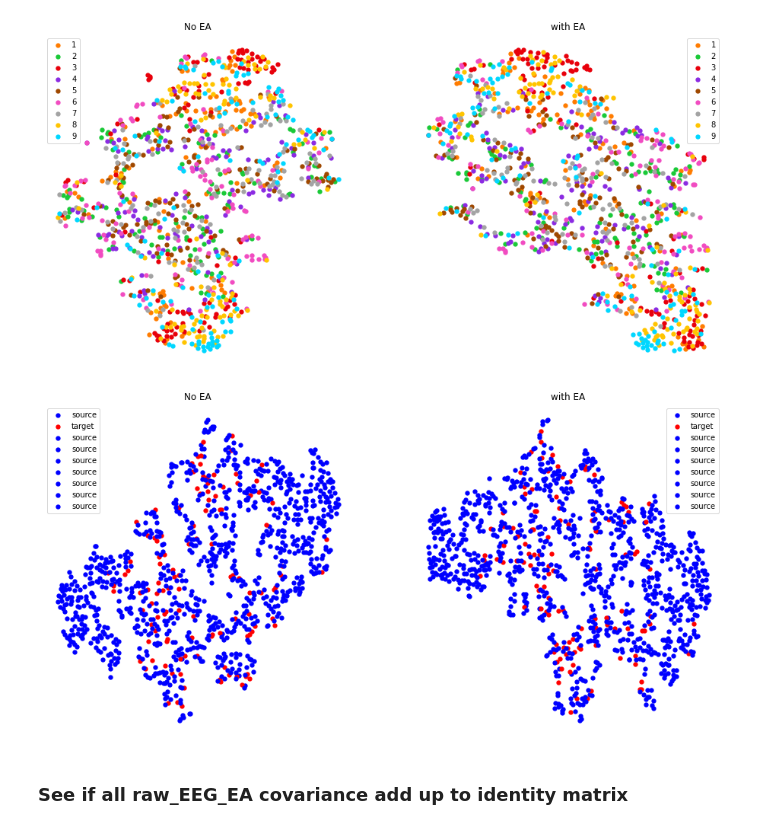
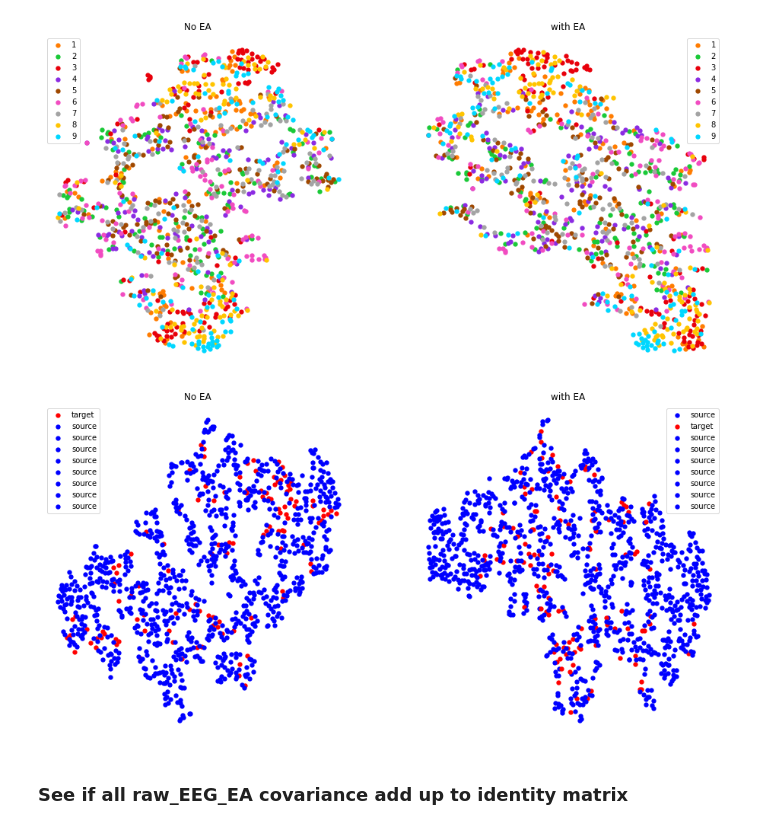
Before and after one commit to orvindemsy/EA-wLTL, a Jupyter notebook: EA+weighted_TL.ipynb, the cells around one changed output. Drawn from its saved outputs; the diff is of its cells as text; code cells hidden in the pictures.

Commit message:
inspect imported matlab data

```diff
--- a/EA+weighted_TL.ipynb
+++ b/EA+weighted_TL.ipynb
@@ -880,2 +892,2 @@ import numpy.linalg as la
 # %%
-dat = sio.loadmat('dat.mat')
+dat = sio.loadmat('csp_all_feat.mat')
@@ -921,0 +926,5 @@ dframe(eigvec)
+# %%
+for i in range(1, 10):
+    print('Processing {} and {}'.format(key, key_ea))
+    feat['sne'][i] = TSNE(n_iter=2000).fit_transform(feat['no_sne'][i])
+    featEA['sne'][i] = TSNE(n_iter=2000).fit_transform(featEA['no_sne'][i])
@@ -921,0 +989,4 @@ dframe(eigvec)
+# %%
+import seaborn as sns
+palette = np.array(sns.color_palette(n_colors=10))
+palette
@@ -921,0 +1004,18 @@ dframe(eigvec)
+# %%
+# Distribution of all subjects
+fig, (ax0, ax1) = plt.subplots(1, 2, figsize=(16, 8))
+
+for i in np.unique(list_subj):
+    ax0.set_title('No EA')
+    ax0.scatter(feat['sne'][i][:, 0], feat['sne'][i][:, 1], lw=0, s=40, color=palette[i], label=i)
+    ax0.legend()
+    ax0.axis('off')
+    ax0.axis('tight')
+
+    ax1.set_title('with EA')
+    ax1.scatter(featEA['sne'][i][:, 0], featEA['sne'][i][:, 1], lw=0, s=40, color=palette[i], label=i)
+    ax1.legend()
+    ax1.axis('off')
+    ax1.axis('tight')
+
+plt.show()
@@ -1049,34 +1151,34 @@ plt.show()
 # %%
 # Let's set the subject 1 as target
 fig, (ax0, ax1) = plt.subplots(1, 2, figsize=(16, 8))
 
 colorlist = {
     'tgt' : 'red',
     'src' : 'blue'
 }
 
 for i in np.unique(list_subj):
     ax0.set_title('No EA')
-    if i == 2:
+    if i == 1:
         ax0.scatter(X_sne[list_subj==i][:, 0], X_sne[list_subj==i][:, 1], lw=0, s=40, color=colorlist['tgt'], label='target')
     else:
         ax0.scatter(X_sne[list_subj==i][:, 0], X_sne[list_subj==i][:, 1], lw=0, s=40, color=colorlist['src'], label='source')
     ax0.legend()
     ax0.axis('off')
     ax0.axis('tight')
 
     ax1.set_title('with EA')
     if i == 2:
         ax1.scatter(X_sne_EA[list_subj==i][:, 0], X_sne_EA[list_subj==i][:, 1], lw=0, s=40, color=colorlist['tgt'], label='target')
     else:
         ax1.scatter(X_sne_EA[list_subj==i][:, 0], X_sne_EA[list_subj==i][:, 1], lw=0, s=40, color=colorlist['src'], label='source')
     ax1.legend()
     ax1.axis('off')
     ax1.axis('tight')
 
 plt.show()
 # %% [output]
-[figure, old version]
+[figure, new version]
 # %% [markdown]
 ### See if all raw_EEG_EA covariance add up to identity matrix
 # %%
```
Also changed, not shown: parts of 18 cells of this notebook, 1 other file.
